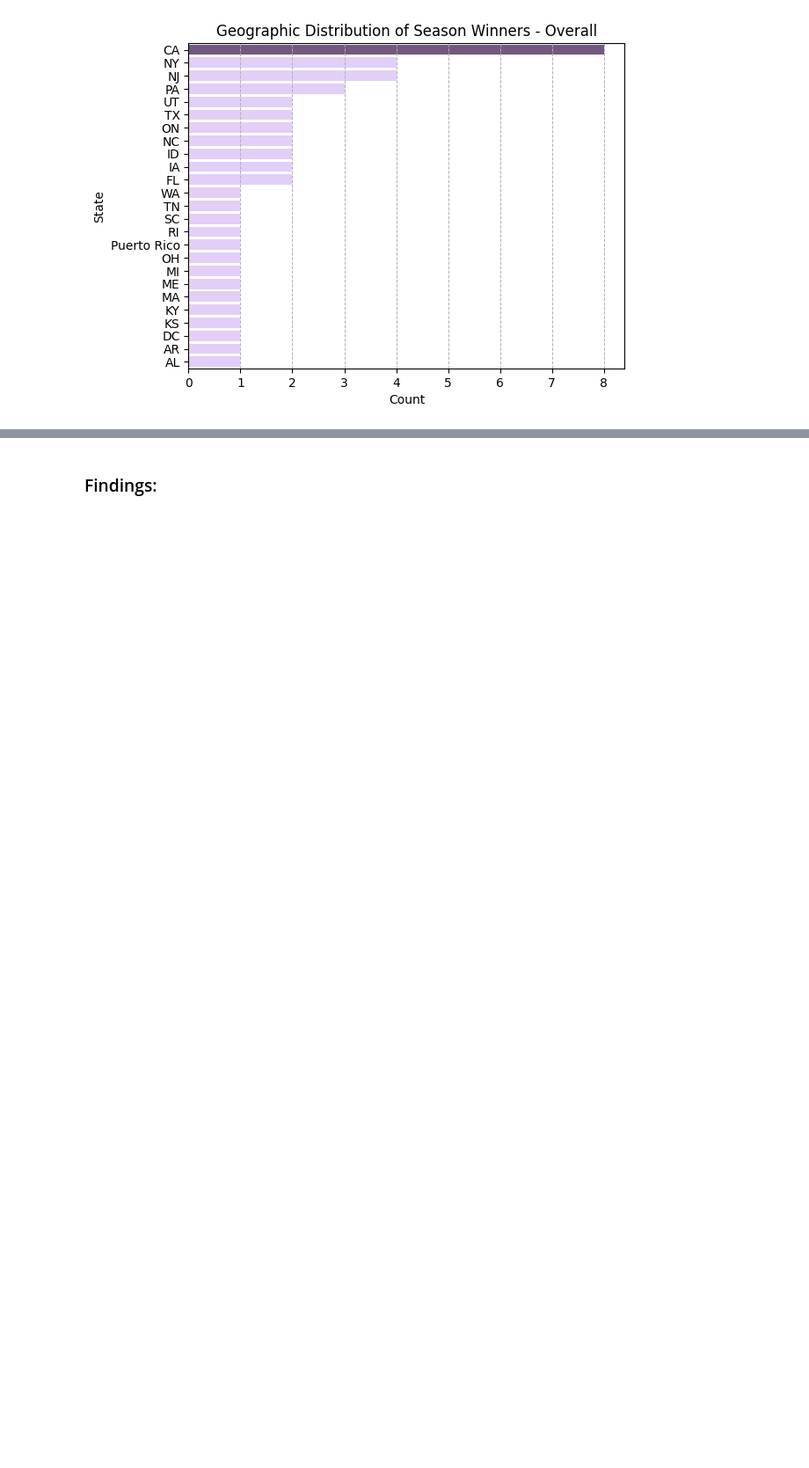
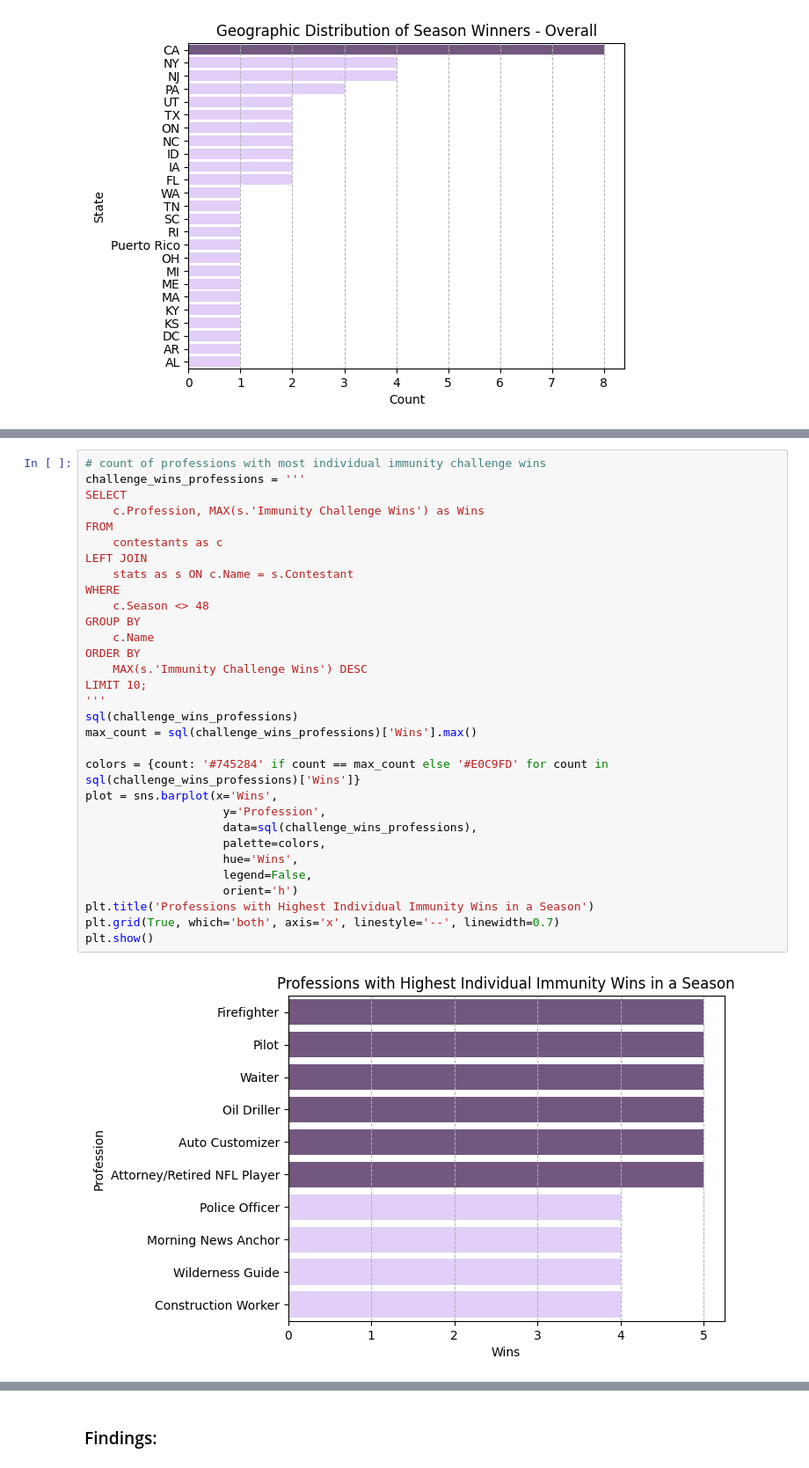
Before and after one commit to jubilbee/Survivor_EDA, a Jupyter notebook: Survivor_EDA.ipynb, the cells around one changed output, grey strips where cells are left out. Shown: that part at 88% size. Cells and saved outputs as stored; diff of their text form; blank space fills up the shorter version.

```diff
--- a/Survivor_EDA.ipynb
+++ b/Survivor_EDA.ipynb
@@ -1010,0 +1021,33 @@ plt.show()
+# %%
+# count of professions with most individual immunity challenge wins
+challenge_wins_professions = '''
+SELECT
+    c.Profession, MAX(s.'Immunity Challenge Wins') as Wins
+FROM
+    contestants as c
+LEFT JOIN
+    stats as s ON c.Name = s.Contestant
+WHERE
+    c.Season <> 48
+GROUP BY
+    c.Name
+ORDER BY
+    MAX(s.'Immunity Challenge Wins') DESC
+LIMIT 10;
+'''
+sql(challenge_wins_professions)
+max_count = sql(challenge_wins_professions)['Wins'].max()
+
+colors = {count: '#745284' if count == max_count else '#E0C9FD' for count in sql(challenge_wins_professions)['Wins']}
+plot = sns.barplot(x='Wins',
+                    y='Profession',
+                    data=sql(challenge_wins_professions),
+                    palette=colors,
+                    hue='Wins',
+                    legend=False,
+                    orient='h')
+plt.title('Professions with Highest Individual Immunity Wins in a Season')
+plt.grid(True, which='both', axis='x', linestyle='--', linewidth=0.7)
+plt.show()
+# %% [output]
+[figure, added]
```
Also changed, not shown: parts of 10 cells of this notebook, 2 other files.
